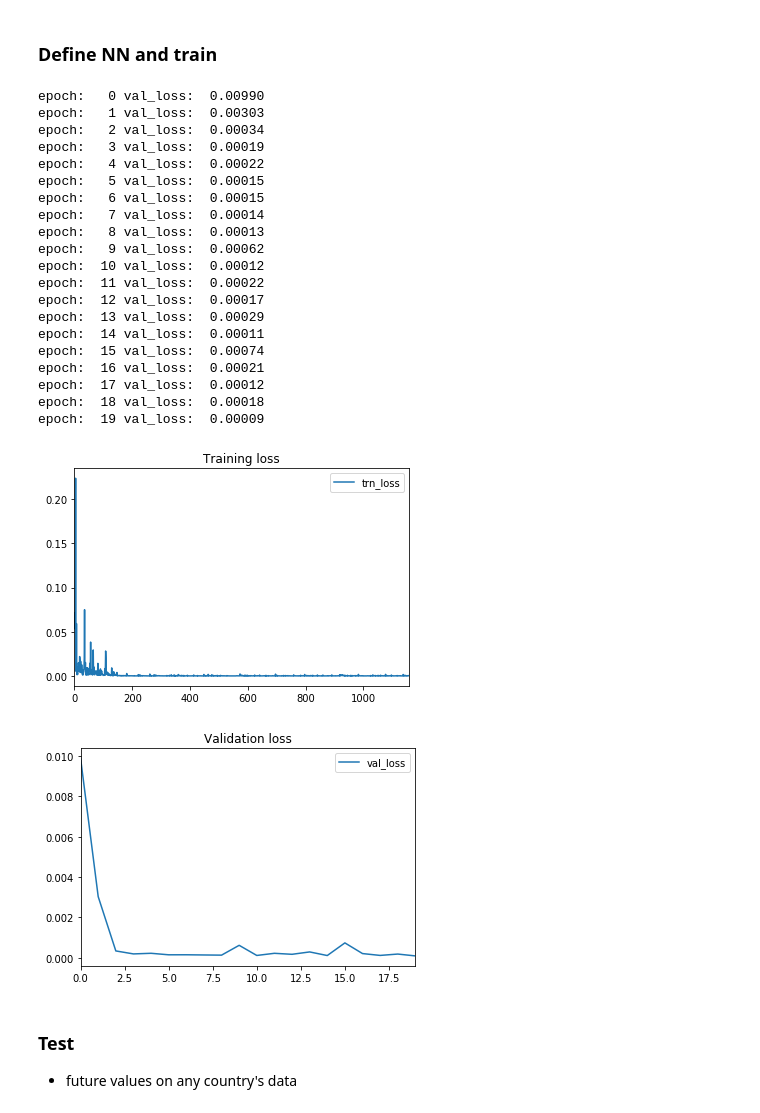
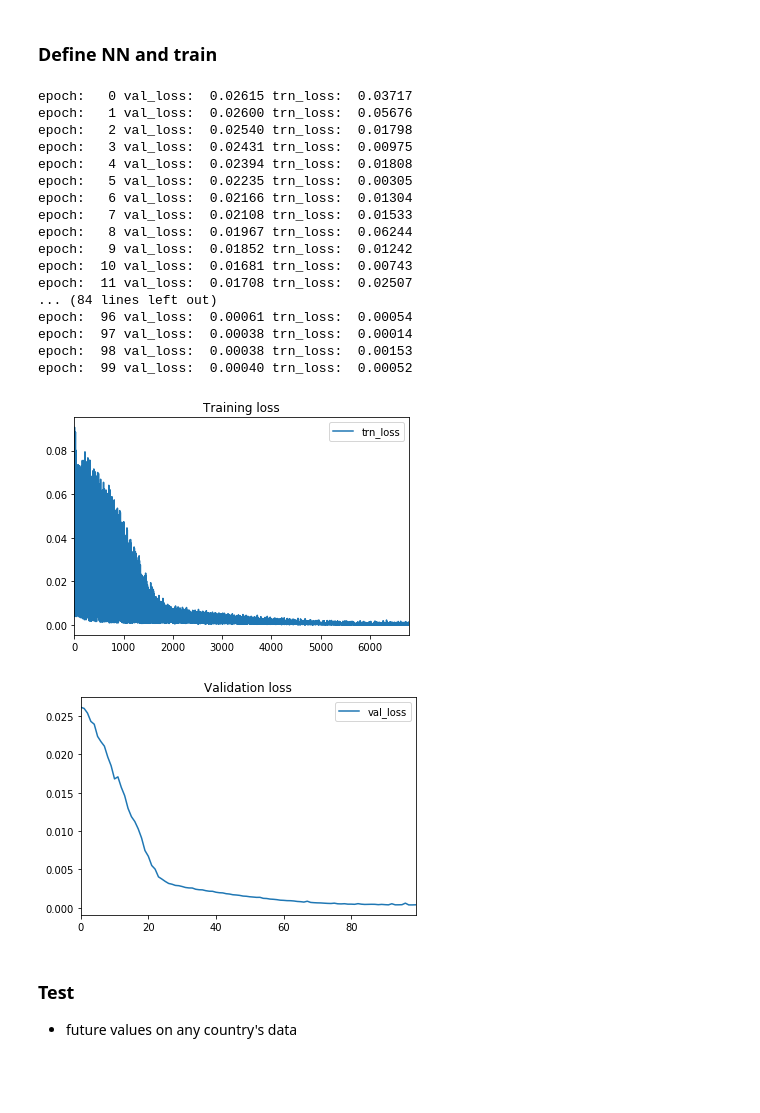
Before and after one commit to VICS-CORE/stats, a Jupyter notebook: 10_RNN.ipynb, the cells around one changed output. Cells and saved outputs as stored; diff of their text form; code cells hidden in the pictures; blank space fills up the shorter version.

```diff
--- a/10_RNN.ipynb
+++ b/10_RNN.ipynb
@@ -96,16 +96,17 @@ it_cnf = np.array(it_df['daily'].rolling(6, center=True, min_periods=1).mean())
 es_cnf = np.array(es_df['daily'].rolling(6, center=True, min_periods=1).mean()) / 10000
 
 # Choose among India or Italy or Spain here
-cnf = in_cnf # np.append(it_cnf, es_cnf)
+cnf = it_cnf # np.append(it_cnf, es_cnf)
 SEQ_LEN = 5
 dataset = get_rnn_dataset(cnf, SEQ_LEN)
 
-val_len = int(0.2 * len(dataset))
+VAL_SPLIT = 0.2
+val_len = int(VAL_SPLIT * len(dataset))
 train_len = len(dataset) - val_len
 train_set, val_set = tdt.random_split(dataset, (train_len, val_len))
 
-seq_train_loader = tdt.DataLoader(train_set, shuffle=False, batch_size=1)
-rnd_train_loader = tdt.DataLoader(train_set, shuffle=True, batch_size=1)
+seq_trn_loader = tdt.DataLoader(train_set, shuffle=False, batch_size=1)
+rnd_trn_loader = tdt.DataLoader(train_set, shuffle=True, batch_size=1)
 val_loader = tdt.DataLoader(val_set, shuffle=True, batch_size=1)
 # %% [markdown]
 ### Define NN and train
@@ -147,7 +148,7 @@ class Forecaster(tnn.Module):
 
 HIDDEN_SIZE = 2
 NUM_LAYERS = 1
-LEARNING_RATE = 0.01
+LEARNING_RATE = 0.001
 
 model = Forecaster(seq_len=SEQ_LEN, hidden_size=HIDDEN_SIZE, num_layers=NUM_LAYERS)
 loss_fn = tnn.MSELoss()
@@ -157,10 +158,10 @@ optimizer = top.Adam(model.parameters(), lr=LEARNING_RATE)
 trn_loss_vals = []
 val_loss_vals = []
 
-NUM_EPOCHS = 20
+NUM_EPOCHS = 100
 for e in range(NUM_EPOCHS):
     # train
-    for i, data in enumerate(rnd_train_loader):
+    for i, data in enumerate(rnd_trn_loader):
         ip, op = data
         optimizer.zero_grad() # set grads to 0
         pred, _ = model(ip.view(SEQ_LEN, 1, 1)) # predict
@@ -174,56 +175,53 @@ for e in range(NUM_EPOCHS):
 #             print("epoch:", f"{e:3}", "iter:", f"{i:3}", "trn_loss:", f"{loss.item(): .5f}")
             pass
 
     # val after each epoch
     with torch.no_grad():
         val_losses = []
         for i, data in enumerate(val_loader):
             ip, op = data
             pred, _ = model(ip.view(SEQ_LEN, 1, 1))
             loss = loss_fn(pred, op.view(SEQ_LEN))
             val_losses.append(loss)
         avg_val_loss = torch.stack(val_losses).mean().item()
         val_loss_vals.append(avg_val_loss)
-        print("epoch:", f"{e:3}", "val_loss:", f"{avg_val_loss: .5f}")
+        print("epoch:", f"{e:3}", "val_loss:", f"{avg_val_loss: .5f}", "trn_loss:", f"{trn_loss_vals[-1]: .5f}")
 
 df_trn_loss = pd.DataFrame({
     'trn_loss': trn_loss_vals
 })
 _ = df_trn_loss.plot(
     y='trn_loss',
     title='Training loss'
 )
 
 df_val_loss = pd.DataFrame({
     'val_loss': val_loss_vals
 })
 _ = df_val_loss.plot(
     y='val_loss',
     title='Validation loss'
 )
 # %% [output]
-epoch:   0 val_loss:  0.00990
-epoch:   1 val_loss:  0.00303
-epoch:   2 val_loss:  0.00034
-epoch:   3 val_loss:  0.00019
-epoch:   4 val_loss:  0.00022
-epoch:   5 val_loss:  0.00015
-epoch:   6 val_loss:  0.00015
-epoch:   7 val_loss:  0.00014
-epoch:   8 val_loss:  0.00013
-epoch:   9 val_loss:  0.00062
-epoch:  10 val_loss:  0.00012
-epoch:  11 val_loss:  0.00022
-epoch:  12 val_loss:  0.00017
-epoch:  13 val_loss:  0.00029
-epoch:  14 val_loss:  0.00011
-epoch:  15 val_loss:  0.00074
-epoch:  16 val_loss:  0.00021
-epoch:  17 val_loss:  0.00012
-epoch:  18 val_loss:  0.00018
-epoch:  19 val_loss:  0.00009
+epoch:   0 val_loss:  0.02615 trn_loss:  0.03717
+epoch:   1 val_loss:  0.02600 trn_loss:  0.05676
+epoch:   2 val_loss:  0.02540 trn_loss:  0.01798
+epoch:   3 val_loss:  0.02431 trn_loss:  0.00975
+epoch:   4 val_loss:  0.02394 trn_loss:  0.01808
+epoch:   5 val_loss:  0.02235 trn_loss:  0.00305
+epoch:   6 val_loss:  0.02166 trn_loss:  0.01304
+epoch:   7 val_loss:  0.02108 trn_loss:  0.01533
+epoch:   8 val_loss:  0.01967 trn_loss:  0.06244
+epoch:   9 val_loss:  0.01852 trn_loss:  0.01242
+epoch:  10 val_loss:  0.01681 trn_loss:  0.00743
+epoch:  11 val_loss:  0.01708 trn_loss:  0.02507
+... (84 lines left out)
+epoch:  96 val_loss:  0.00061 trn_loss:  0.00054
+epoch:  97 val_loss:  0.00038 trn_loss:  0.00014
+epoch:  98 val_loss:  0.00038 trn_loss:  0.00153
+epoch:  99 val_loss:  0.00040 trn_loss:  0.00052
-[figure, old version]
+[figure, new version]
-[figure, old version]
+[figure, new version]
 # %% [markdown]
 ### Test
 - future values on any country's data
```
Also changed, not shown: parts of 5 cells of this notebook.
